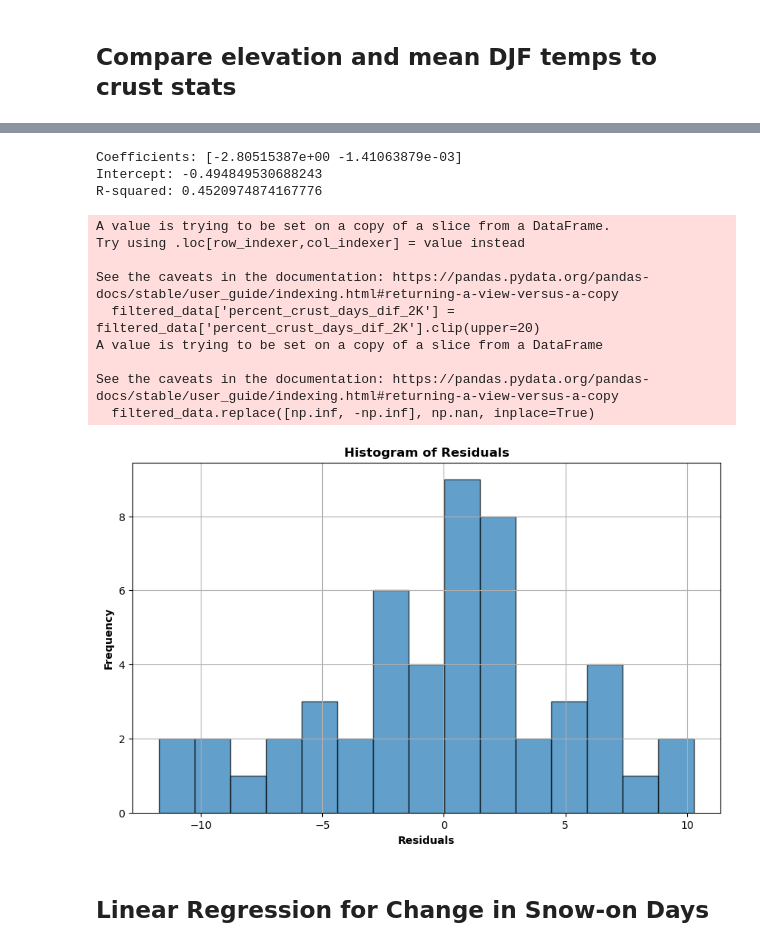
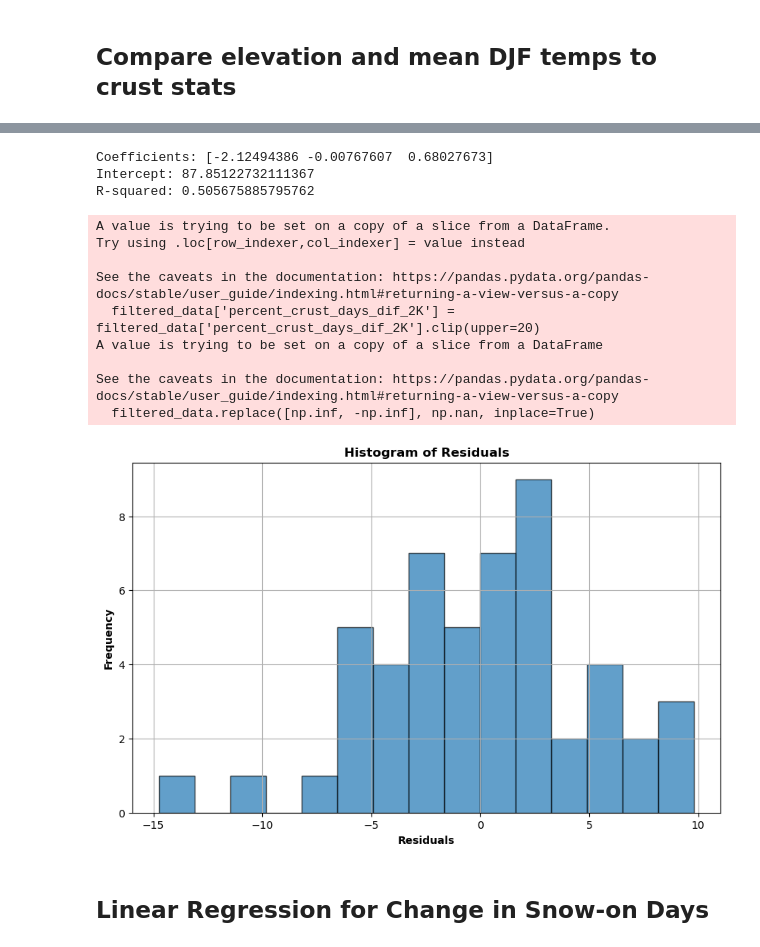
Before and after one commit to clinton-alden/summa_icelayers, a Jupyter notebook: analysis/05_all_site_crust_summary.ipynb, the cells around one changed output, grey strips where cells are left out. Saved outputs shown, nothing was run; the diff lists cells and outputs as text; code cells hidden in the pictures.

```diff
--- a/analysis/05_all_site_crust_summary.ipynb
+++ b/analysis/05_all_site_crust_summary.ipynb
@@ -584,6 +711,8 @@ plt.show()
 ## Plot mean DJF temperature
 # %%
 sntls = pd.read_csv('/home/cdalden/summa_setup/analysis/sntl_list_ski_temps.csv', index_col=0)
+
+sntls['elev'] = sntls['elev']/3.281
 
 
 # sntls['mean_temp_djf'] = (sntls['mean_temp_djf'] - 32) * 5.0/9.0
@@ -696,7 +825,7 @@ plt.grid(True)
 # %%
 
 # Assuming sntls is your DataFrame and model_run is defined
-model_run = '+2K'  # Example model run
+model_run = '+4K'  # Example model run
 
 sntls['percent_crust_days_dif_2K'] = sntls['percent_crust_days_2K'] - sntls['percent_crust_days_current']
 sntls['percent_crust_days_dif_4K'] = sntls['percent_crust_days_4K'] - sntls['percent_crust_days_current']
@@ -706,7 +835,7 @@ sntls['percent_crust_days_dif_4K'] = sntls['percent_crust_days_4K'] - sntls['per
 filtered_data = sntls.dropna(subset=['mean_temp_djf', 'percent_crust_days_dif_2K', 'percent_crust_days_dif_4K'])
 
 # clip percent_crust_days_dif_2K to have max of 100
-filtered_data['percent_crust_days_dif_2K'] = filtered_data['percent_crust_days_dif_2K'].clip(upper=20)
+filtered_data['percent_crust_days_dif_4K'] = filtered_data['percent_crust_days_dif_4K'].clip(upper=20)
 
 
 
@@ -716,11 +845,11 @@ if filtered_data.empty:
 else:
     # Create a scatter plot of mean_temp_djf vs elevation
     plt.figure(figsize=(10, 6))
-    scatter = plt.scatter(filtered_data['mean_temp_djf'], filtered_data['percent_crust_days_dif_2K'],
+    scatter = plt.scatter(filtered_data['mean_temp_djf'], filtered_data['percent_crust_days_dif_4K'],
                 c=filtered_data['elev'], cmap='Blues_r', edgecolor='k')
 
     # Calculate the coefficients of the linear regression line
-    slope, intercept, r_value, p_value, std_err = linregress(filtered_data['mean_temp_djf'], filtered_data['percent_crust_days_dif_2K'])
+    slope, intercept, r_value, p_value, std_err = linregress(filtered_data['mean_temp_djf'], filtered_data['percent_crust_days_dif_4K'])
 
     # Debug: Print the results of the linear regression
     print(f"Slope: {slope}, Intercept: {intercept}, R-value: {r_value}, P-value: {p_value}, Std Err: {std_err}")
@@ -747,10 +876,12 @@ else:
     plt.ylabel('Change in Percent of Days with a Crust [%]', fontweight='bold')
     plt.title('Change in Percent of Days with a Crust vs. DJF Temp for SNOTEL Sites', fontweight='bold')
     cbar = plt.colorbar(scatter)
-    cbar.set_label('Elevation [ft]', fontweight='bold')
+    cbar.set_label('Elevation [m]', fontweight='bold')
     plt.grid(True)
     plt.legend()  # Add legend to display the regression line label
-    plt.show()
+    # plt.show()
+
+    plt.savefig('/home/cdalden/summa_setup/analysis/figures/crust_temp_regression.png', dpi=300, bbox_inches='tight')
 # %% [output]
 A value is trying to be set on a copy of a slice from a DataFrame.
 Try using .loc[row_indexer,col_indexer] = value instead
@@ -871,7 +984,7 @@ if filtered_data.empty:
     print("Filtered data is empty. No valid data points for regression.")
 else:
     # Prepare the data for multiple linear regression
-    X = filtered_data[['mean_temp_djf', 'elev']]
+    X = filtered_data[['mean_temp_djf', 'elev', 'lon']]
     y = filtered_data['percent_crust_days_dif_2K']
 
     # Fit the multiple linear regression model
@@ -880,37 +993,37 @@ else:
 
     # Make predictions
     predictions = model.predict(X)
 
     # Calculate residuals
     residuals = y - predictions
 
     # Print the coefficients
     print(f"Coefficients: {model.coef_}")
     print(f"Intercept: {model.intercept_}")
     print(f"R-squared: {model.score(X, y)}")
 
     # Plot the histogram of residuals
     plt.figure(figsize=(10, 6))
     plt.hist(residuals, bins=15, edgecolor='k', alpha=0.7)
     plt.xlabel('Residuals', fontweight='bold')
     plt.ylabel('Frequency', fontweight='bold')
     plt.title('Histogram of Residuals', fontweight='bold')
     plt.grid(True)
     plt.show()
 # %% [output]
-Coefficients: [-2.80515387e+00 -1.41063879e-03]
-Intercept: -0.494849530688243
-R-squared: 0.4520974874167776
+Coefficients: [-2.12494386 -0.00767607  0.68027673]
+Intercept: 87.85122732111367
+R-squared: 0.505675885795762
 A value is trying to be set on a copy of a slice from a DataFrame.
 Try using .loc[row_indexer,col_indexer] = value instead
 
 See the caveats in the documentation: https://pandas.pydata.org/pandas-docs/stable/user_guide/indexing.html#returning-a-view-versus-a-copy
   filtered_data['percent_crust_days_dif_2K'] = filtered_data['percent_crust_days_dif_2K'].clip(upper=20)
 A value is trying to be set on a copy of a slice from a DataFrame
 
 See the caveats in the documentation: https://pandas.pydata.org/pandas-docs/stable/user_guide/indexing.html#returning-a-view-versus-a-copy
   filtered_data.replace([np.inf, -np.inf], np.nan, inplace=True)
-[figure, old version]
+[figure, new version]
 # %% [markdown]
 ## Linear Regression for Change in Snow-on Days
 # %%
```
Also changed, not shown: parts of 8 cells of this notebook, 49 other files.
